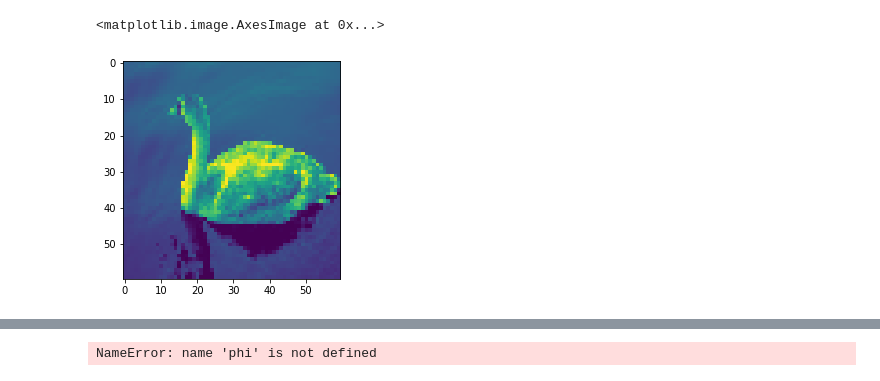
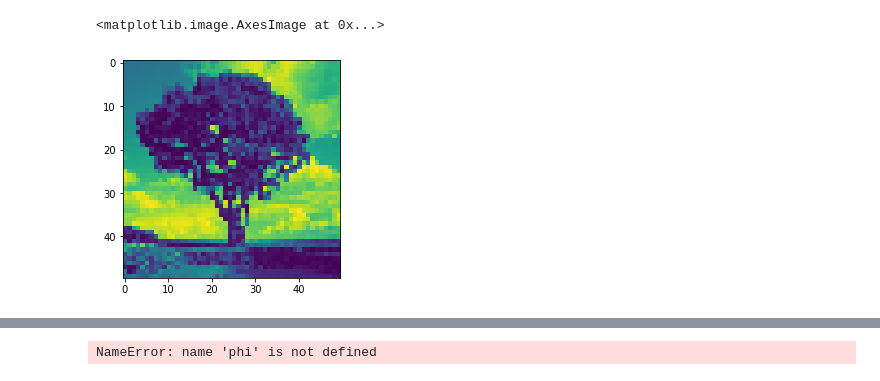
Before and after one commit to MehdiZouitine/Segmentation_Mumford_Shah, a Jupyter notebook: src/projet.ipynb, the cells around one changed output, grey strips where cells are left out. Cells and saved outputs as stored; diff of their text form; code cells hidden in the pictures.

```diff
--- a/src/projet.ipynb
+++ b/src/projet.ipynb
@@ -29,14 +23,14 @@ import matplotlib.image as mpimgembedded-picture
 # %%
 from PIL import Image
 
-img = Image.open("../data/test/src_duck.jpg").convert("L")
-img = img.resize((60, 60))
+img = Image.open("../data/test/src_tree.jpg").convert("L")
+img = img.resize((50, 50))
 img = np.array(img)
 img = (img-np.mean(img))/np.std(img)
 plt.imshow(img)
 # %% [output]
 <matplotlib.image.AxesImage at 0x...>
-[figure, old version]
+[figure, new version]
 [interactive output not drawn]
 # %%
 test = np.random.uniform(-1, 1, img.shape)
```
Also changed, not shown: parts of 5 cells of this notebook, 1 other file.
